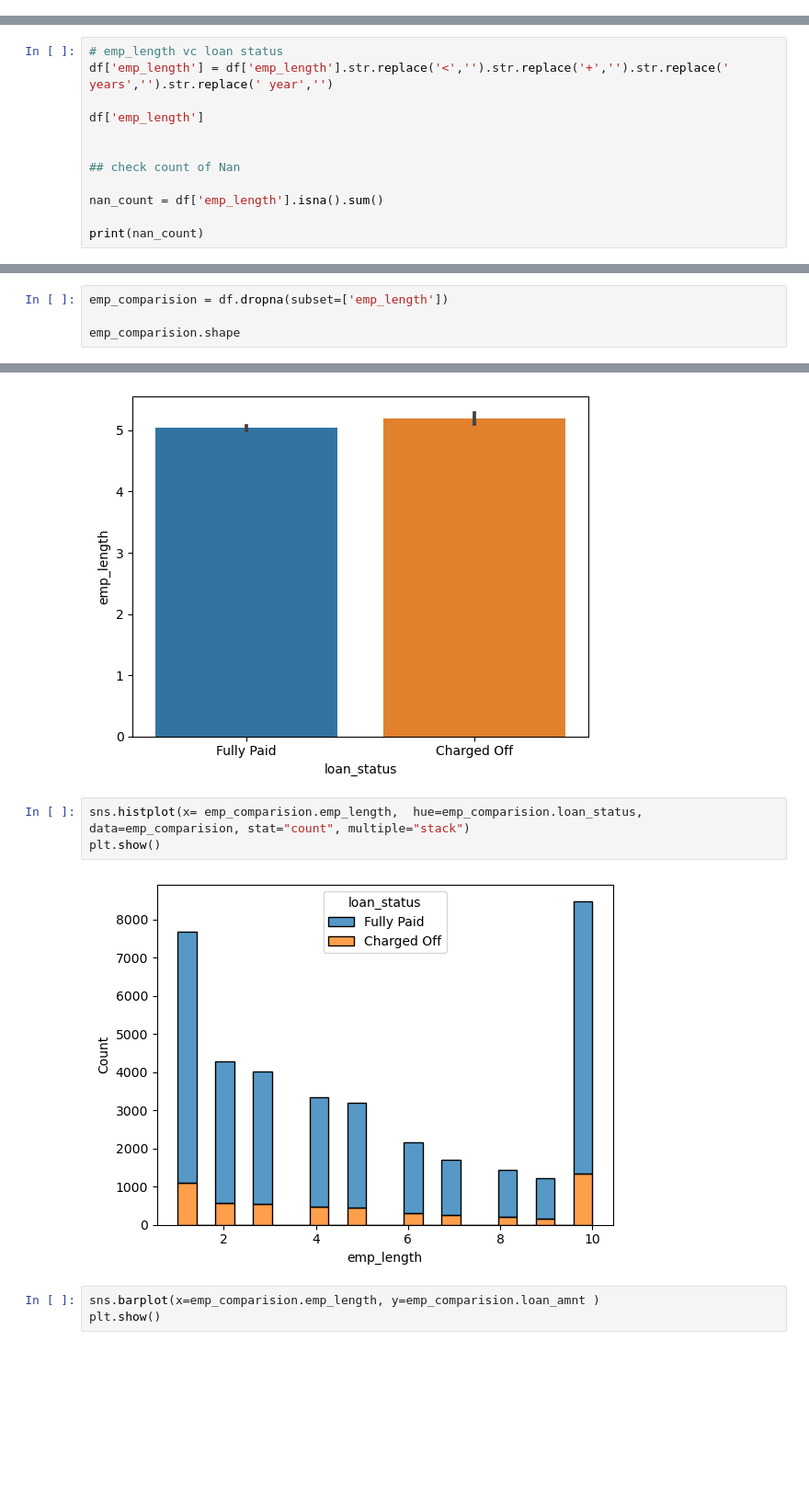
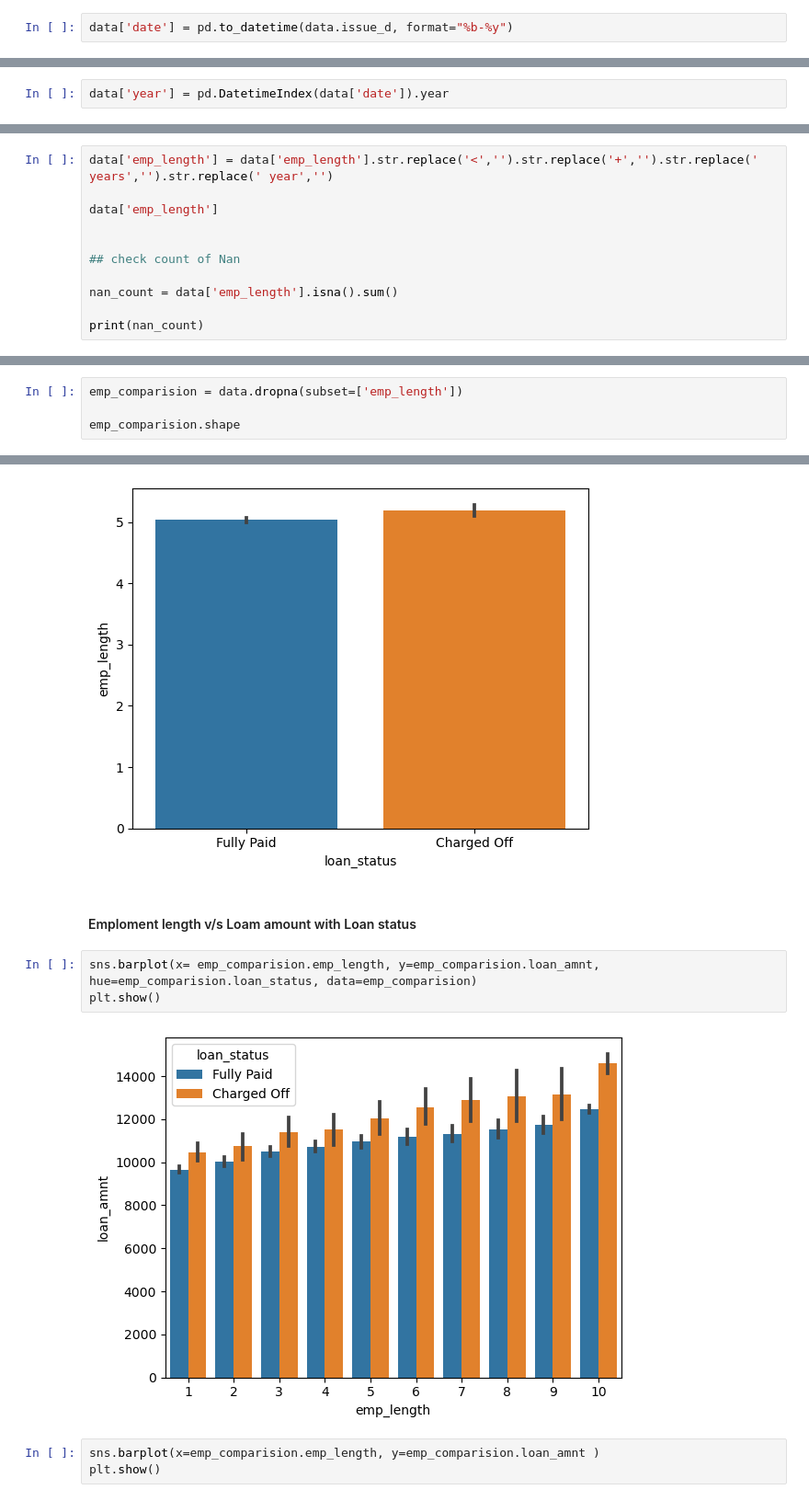
Before and after one commit to Mahalakshmi-Totad/lending_club_case_study, a Jupyter notebook: Solution.ipynb, the cells around one changed output, grey strips where cells are left out. Shown at 92% size. Cells and saved outputs as stored; diff of their text form; blank space fills up the shorter version.

```diff
--- a/Solution.ipynb
+++ b/Solution.ipynb
@@ -196,0 +250,2 @@ Name: pub_rec_bankruptcies, Length: 39717, dtype: float64
+# %%
+data['date'] = pd.to_datetime(data.issue_d, format="%b-%y")
@@ -196,0 +261,2 @@ Name: pub_rec_bankruptcies, Length: 39717, dtype: float64
+# %%
+data['year'] = pd.DatetimeIndex(data['date']).year
@@ -451,19 +432,18 @@ sns.histplot(binwidth=0.5, x=df.loan_status, hue=df.verification_status, data=df
 # %%
-# emp_length vc loan status
-df['emp_length'] = df['emp_length'].str.replace('<','').str.replace('+','').str.replace(' years','').str.replace(' year','')
+data['emp_length'] = data['emp_length'].str.replace('<','').str.replace('+','').str.replace(' years','').str.replace(' year','')
 
-df['emp_length']
+data['emp_length']
 
 
 ## check count of Nan
 
-nan_count = df['emp_length'].isna().sum()
+nan_count = data['emp_length'].isna().sum()
 
 print(nan_count)
 # %% [output]
 1033
 # %%
-emp_comparision = df.dropna(subset=['emp_length'])
+emp_comparision = data.dropna(subset=['emp_length'])
 
 emp_comparision.shape
 # %% [output]
@@ -480,11 +459,13 @@ sns.barplot(x=emp_comparision.loan_status,y= emp_comparision["emp_length"])
 plt.show()
 # %% [output]
 [figure]
+# %% [markdown]
+#### Emploment length v/s Loam amount with Loan status
 # %%
-sns.histplot(x= emp_comparision.emp_length,  hue=emp_comparision.loan_status, data=emp_comparision, stat="count", multiple="stack")
+sns.barplot(x= emp_comparision.emp_length, y=emp_comparision.loan_amnt,  hue=emp_comparision.loan_status, data=emp_comparision)
 plt.show()
 # %% [output]
-[figure, old version]
+[figure, new version]
 # %%
 sns.barplot(x=emp_comparision.emp_length, y=emp_comparision.loan_amnt )
 plt.show()
```
Also changed, not shown: parts of 137 cells of this notebook.
